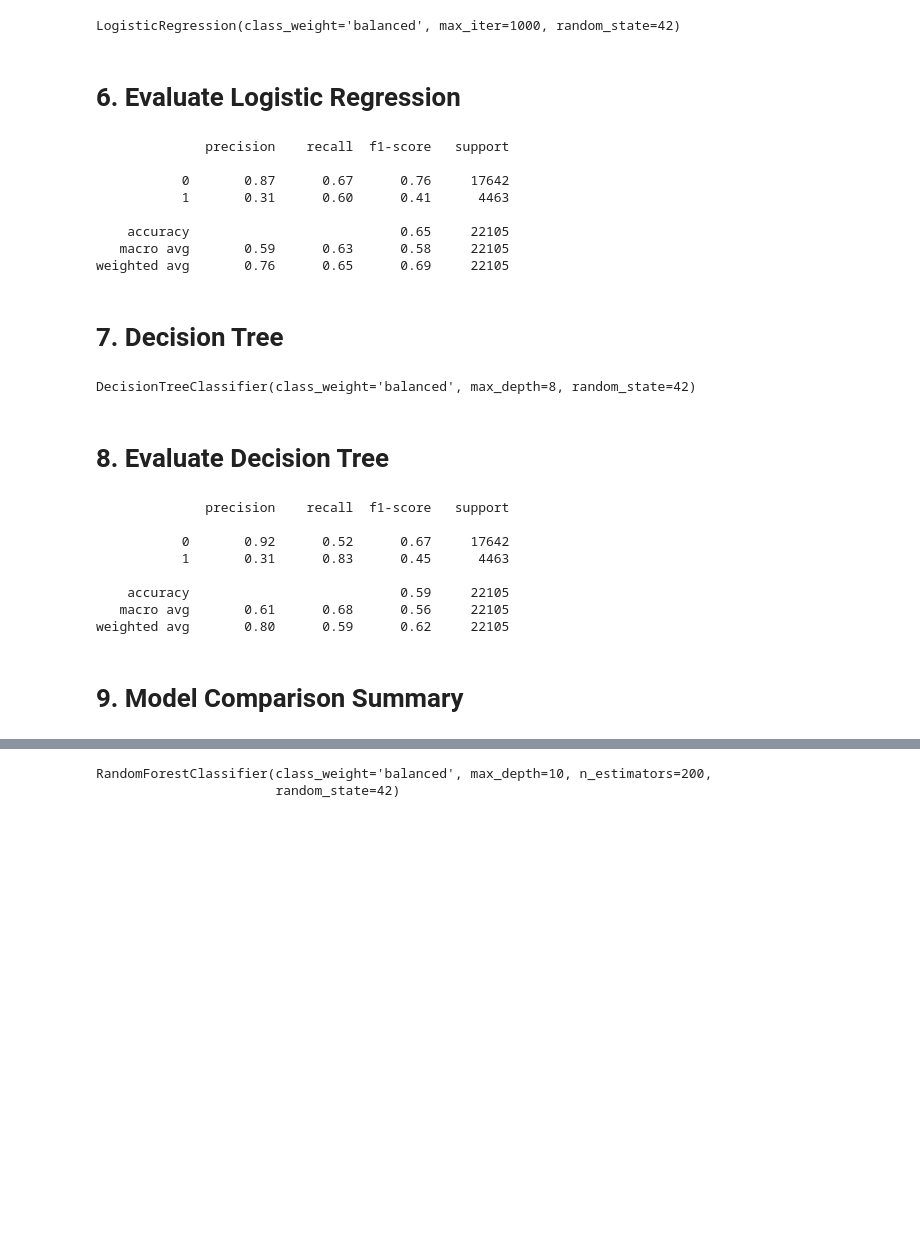
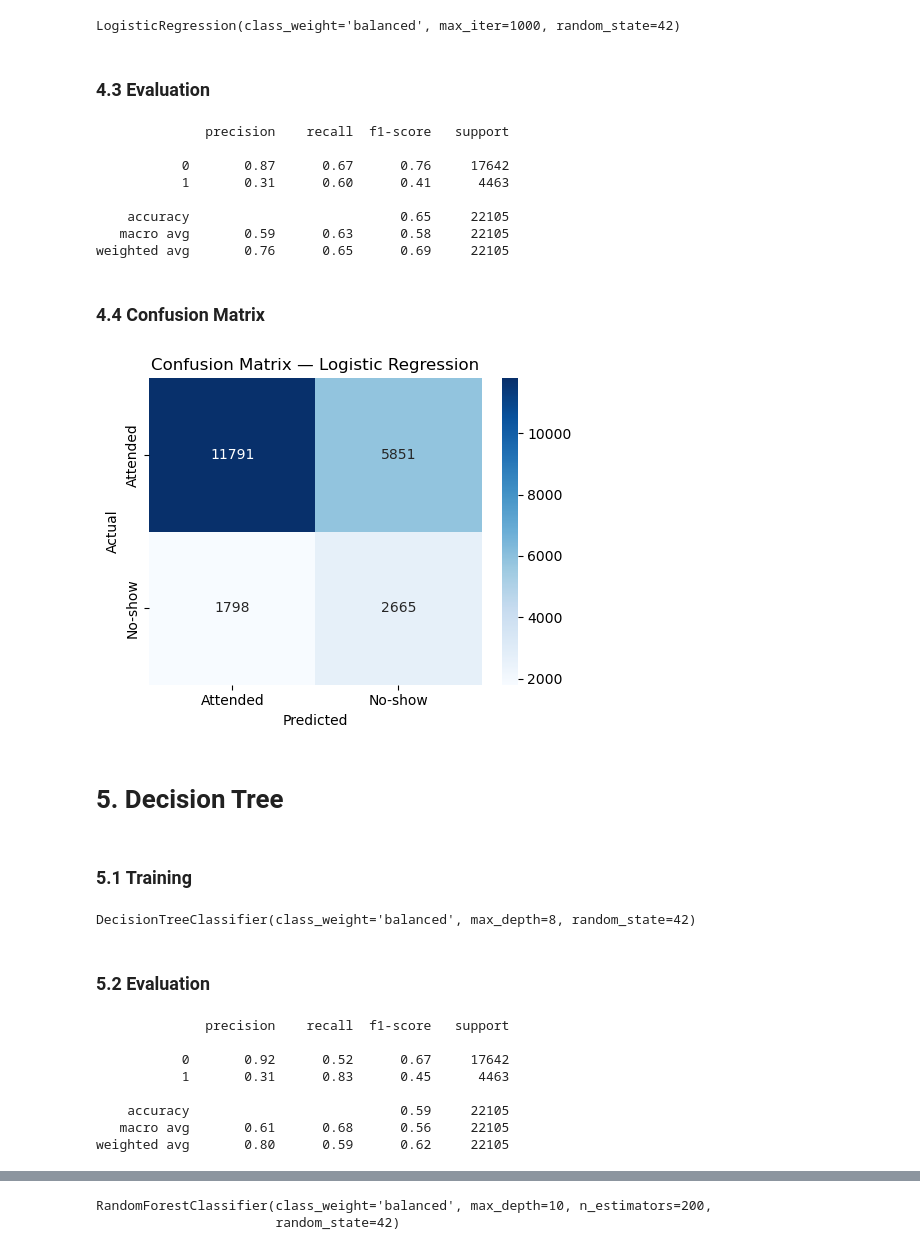
Before and after one commit to md-faiyazkhan/surevisit, a Jupyter notebook: notebooks/03_model_training.ipynb, the cells around one changed output, grey strips where cells are left out. Drawn from its saved outputs; the diff is of its cells as text; code cells hidden in the pictures; blank space fills up the shorter version.

Commit message:
reorganize model training notebook into per-model sections

```diff
--- a/notebooks/03_model_training.ipynb
+++ b/notebooks/03_model_training.ipynb
@@ -36,3 +36,0 @@ y_train.shape, y_test.shape
-# %%
-log_reg = LogisticRegression(class_weight='balanced', max_iter=1000, random_state=42)
-log_reg.fit(X_train, y_train)
@@ -59,8 +48,8 @@ log_reg = LogisticRegression(class_weight='balanced', max_iter=1000, random_stat
 log_reg.fit(X_train_scaled, y_train)
 # %% [output]
 LogisticRegression(class_weight='balanced', max_iter=1000, random_state=42)
-# %% [markdown]
-# 6. Evaluate Logistic Regression
+# %% [markdown]
+### 4.3 Evaluation
 # %%
 y_pred_log = log_reg.predict(X_test_scaled)
 print(classification_report(y_test, y_pred_log))
@@ -73,15 +62,32 @@ print(classification_report(y_test, y_pred_log))
     accuracy                           0.65     22105
    macro avg       0.59      0.63      0.58     22105
 weighted avg       0.76      0.65      0.69     22105
+# %% [markdown]
+### 4.4 Confusion Matrix
+# %%
+cm_log = confusion_matrix(y_test, y_pred_log)
+plt.figure(figsize=(5, 4))
+sns.heatmap(cm_log, annot=True, fmt='d', cmap='Blues',
+            xticklabels=['Attended', 'No-show'], yticklabels=['Attended', 'No-show'])
+plt.title('Confusion Matrix — Logistic Regression')
+plt.xlabel('Predicted')
+plt.ylabel('Actual')
+plt.tight_layout()
+plt.show()
+plt.close()
+# %% [output]
+[figure, added]
 # %% [markdown]
-# 7. Decision Tree
+# 5. Decision Tree
+# %% [markdown]
+### 5.1 Training
 # %%
 dt = DecisionTreeClassifier(class_weight='balanced', max_depth=8, random_state=42)
 dt.fit(X_train, y_train)
 # %% [output]
 DecisionTreeClassifier(class_weight='balanced', max_depth=8, random_state=42)
-# %% [markdown]
-# 8. Evaluate Decision Tree
+# %% [markdown]
+### 5.2 Evaluation
 # %%
 y_pred_dt = dt.predict(X_test)
 print(classification_report(y_test, y_pred_dt))
@@ -94,5 +100,3 @@ print(classification_report(y_test, y_pred_dt))
     accuracy                           0.59     22105
    macro avg       0.61      0.68      0.56     22105
 weighted avg       0.80      0.59      0.62     22105
-# %% [markdown]
-# 9. Model Comparison Summary
```
Also changed, not shown: parts of 54 cells of this notebook.
